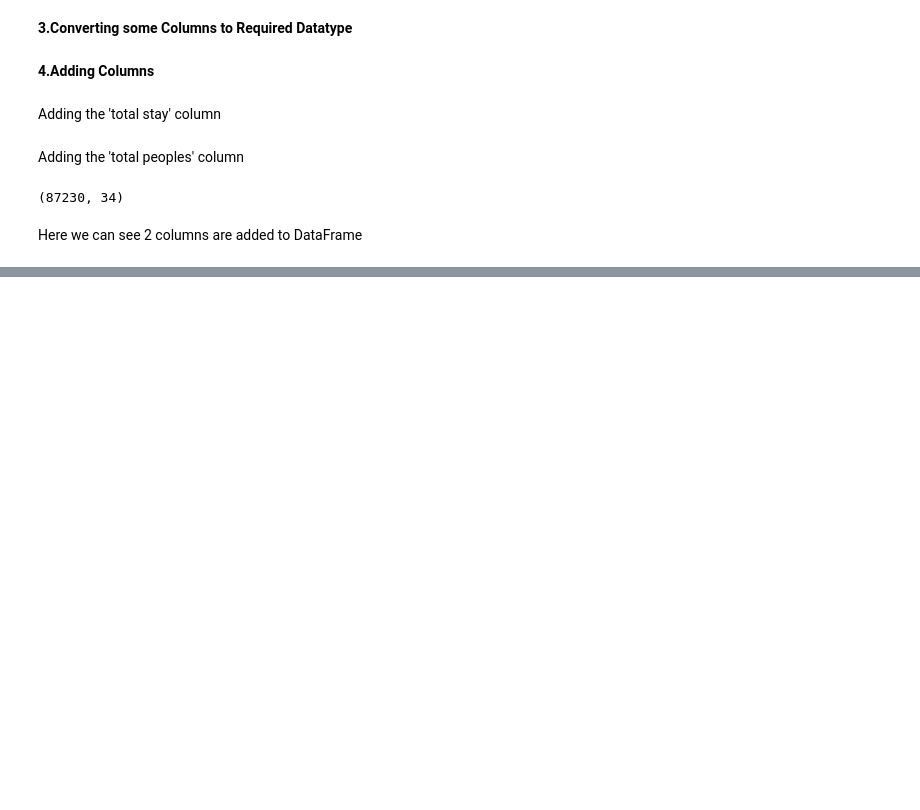
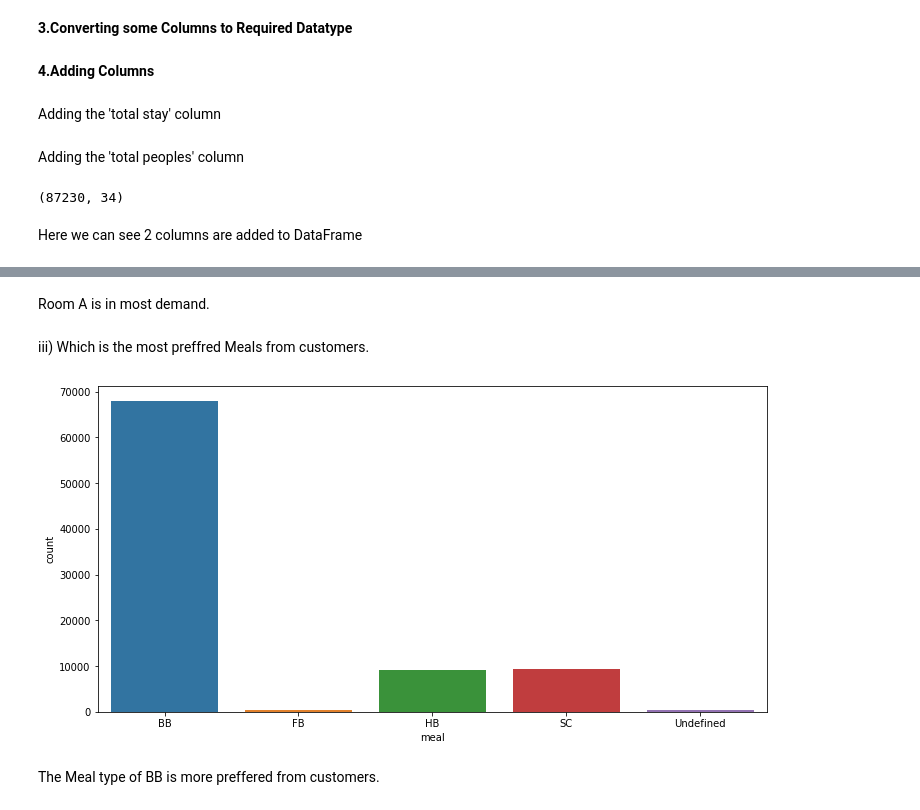
Before and after one commit to Tarunsri1998/Hotel-Booking-Analysis, a Jupyter notebook: Hotel_Booking_Analysis_Capstone_Project.ipynb, the cells around one changed output, grey strips where cells are left out. Cells and saved outputs as stored; diff of their text form; code cells hidden in the pictures; blank space fills up the shorter version.

```diff
--- a/Hotel_Booking_Analysis_Capstone_Project.ipynb
+++ b/Hotel_Booking_Analysis_Capstone_Project.ipynb
@@ -259,0 +308,12 @@ Here we can see 2 columns are added to DataFrame
+# %% [markdown]
+Room A is in most demand.
+# %% [markdown]
+iii) Which is the most preffred Meals from customers.
+# %%
+plt.figure(figsize=(12,6))
+sns.countplot(x=df1['meal'])
+plt.show()
+# %% [output]
+[figure, added]
+# %% [markdown]
+The Meal type of BB is more preffered from customers.
```
Also changed, not shown: parts of 13 cells of this notebook.
